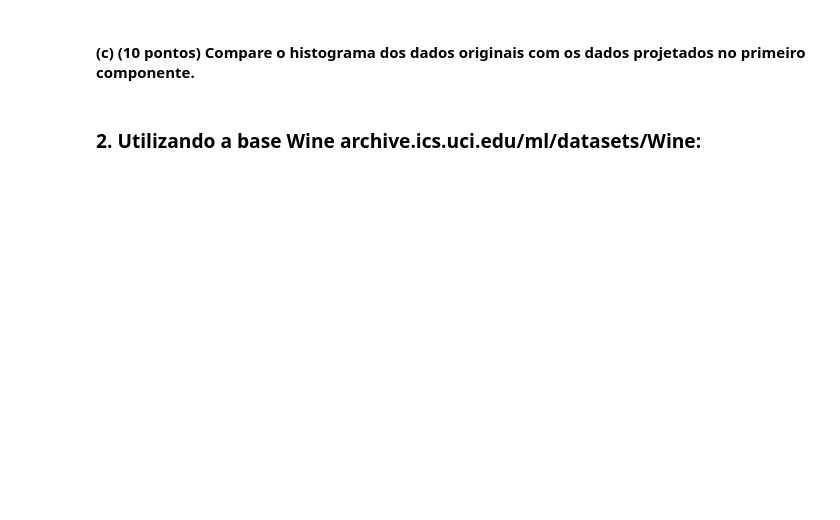
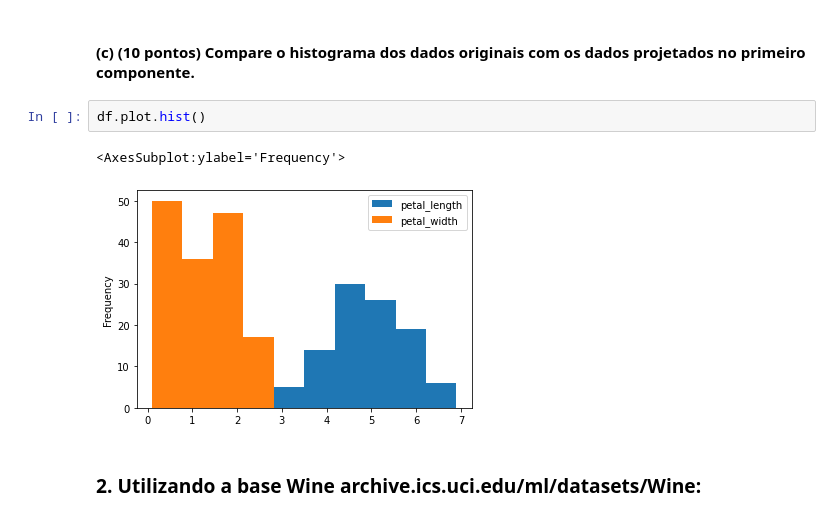
Before and after one commit to yuriresendematias/Aprendizagem-de-Maquina, a Jupyter notebook: Semana 11/Atividade11.ipynb, the cells around one changed output. Drawn from its saved outputs; the diff is of its cells as text; blank space fills up the shorter version.

```diff
--- a/Semana 11/Atividade11.ipynb
+++ b/Semana 11/Atividade11.ipynb
@@ -33,4 +72,9 @@ Name: variety, dtype: object
 # %% [markdown]
 #### (c) (10 pontos) Compare o histograma dos dados originais com os dados projetados no primeiro componente.
+# %%
+df.plot.hist()
+# %% [output]
+<AxesSubplot:ylabel='Frequency'>
+[figure, added]
 # %% [markdown]
 ### 2. Utilizando a base Wine archive.ics.uci.edu/ml/datasets/Wine:
```
Also changed, not shown: parts of 30 cells of this notebook, 3 other files.
